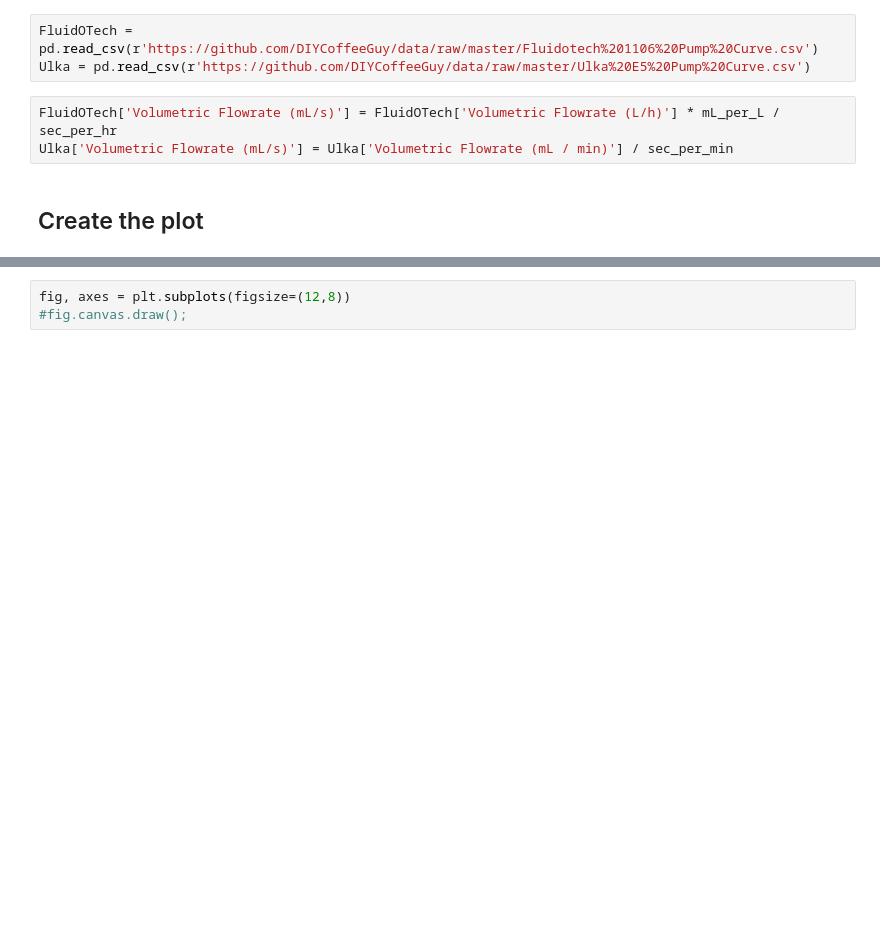
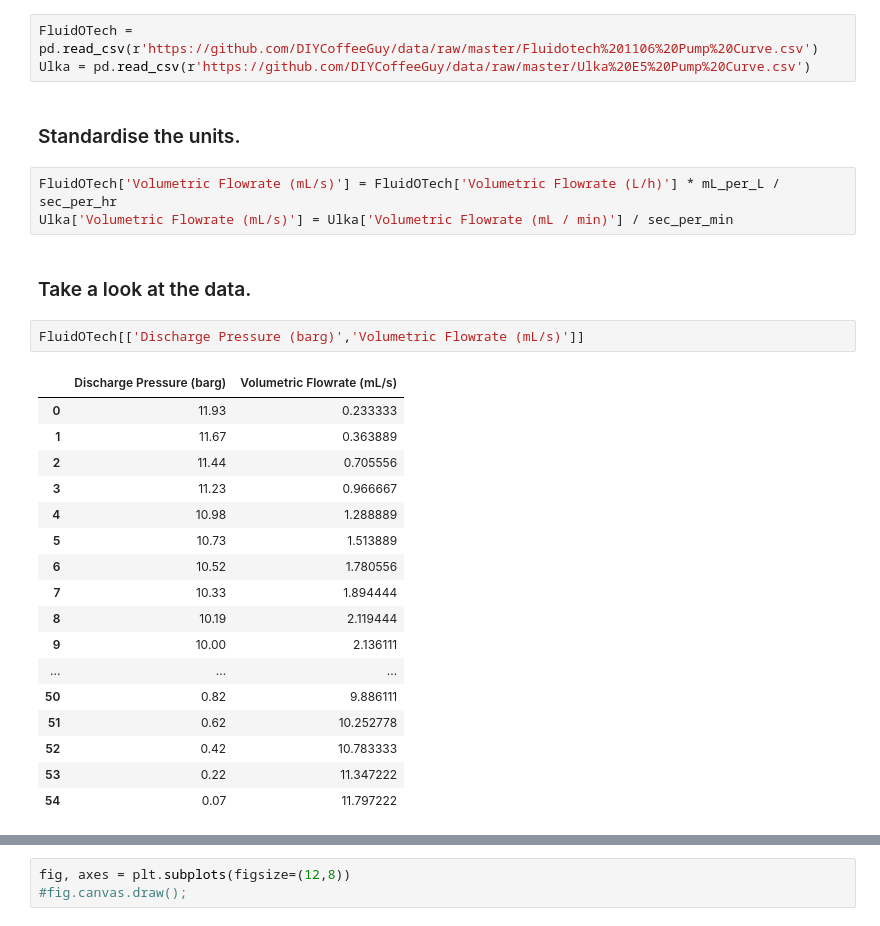
Before and after one commit to DIYCoffeeGuy/espresso, a Jupyter notebook: hydraulics/pump-curves/Pump Curves - Ulka E5 & FluidoTech 1106.ipynb, the cells around one changed output, grey strips where cells are left out. Cells and saved outputs as stored; diff of their text form; blank space fills up the shorter version.

Commit message:
Added files via upload
Added tables of the pump curve data to the notebook.

```diff
--- a/hydraulics/pump-curves/Pump Curves - Ulka E5 & FluidoTech 1106.ipynb
+++ b/hydraulics/pump-curves/Pump Curves - Ulka E5 & FluidoTech 1106.ipynb
@@ -20,8 +25,30 @@ sec_per_hr = 60.0 * sec_per_min
 # %%
 FluidOTech = pd.read_csv(r'https://github.com/DIYCoffeeGuy/data/raw/master/Fluidotech%201106%20Pump%20Curve.csv')
 Ulka = pd.read_csv(r'https://github.com/DIYCoffeeGuy/data/raw/master/Ulka%20E5%20Pump%20Curve.csv')
+# %% [markdown]
+### Standardise the units.
 # %%
 FluidOTech['Volumetric Flowrate (mL/s)'] = FluidOTech['Volumetric Flowrate (L/h)'] * mL_per_L / sec_per_hr
 Ulka['Volumetric Flowrate (mL/s)'] = Ulka['Volumetric Flowrate (mL / min)'] / sec_per_min
-# %% [markdown]
-## Create the plot
+# %% [markdown]
+### Take a look at the data.
+# %%
+FluidOTech[['Discharge Pressure (barg)','Volumetric Flowrate (mL/s)']]
+# %% [output]
+|  | Discharge Pressure (barg) | Volumetric Flowrate (mL/s) |
+| 0 | 11.93 | 0.233333 |
+| 1 | 11.67 | 0.363889 |
+| 2 | 11.44 | 0.705556 |
+| 3 | 11.23 | 0.966667 |
+| 4 | 10.98 | 1.288889 |
+| 5 | 10.73 | 1.513889 |
+| 6 | 10.52 | 1.780556 |
+| 7 | 10.33 | 1.894444 |
+| 8 | 10.19 | 2.119444 |
+| 9 | 10.00 | 2.136111 |
+| ... | ... | ... |
+| 50 | 0.82 | 9.886111 |
+| 51 | 0.62 | 10.252778 |
+| 52 | 0.42 | 10.783333 |
+| 53 | 0.22 | 11.347222 |
+| 54 | 0.07 | 11.797222 |
```
Also changed, not shown: parts of 6 cells of this notebook.
